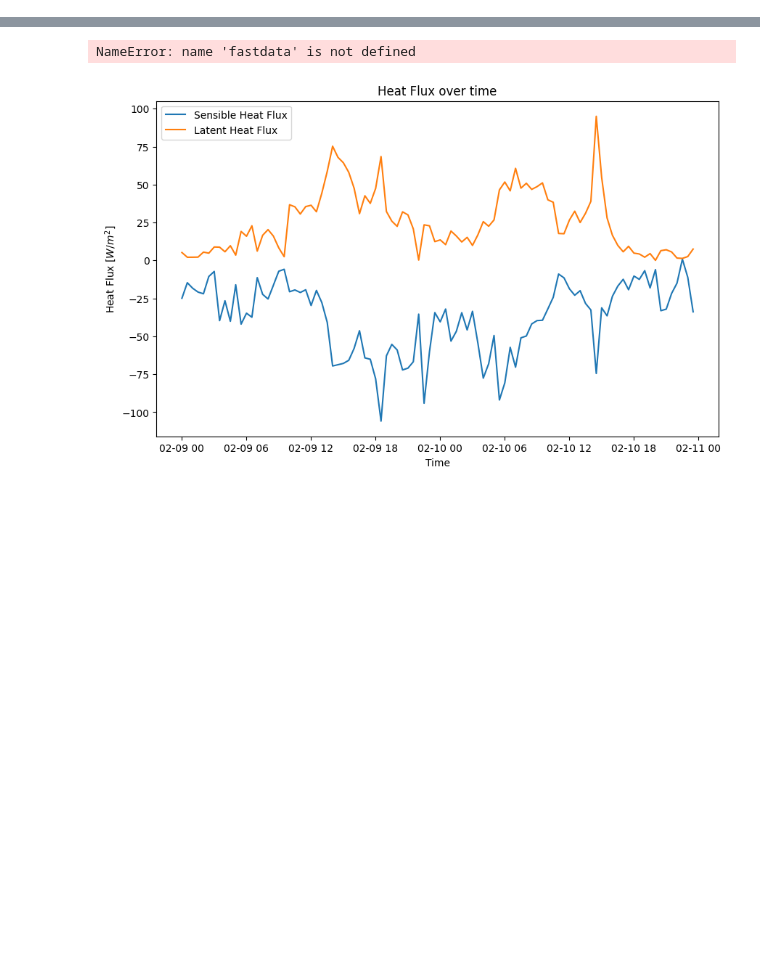
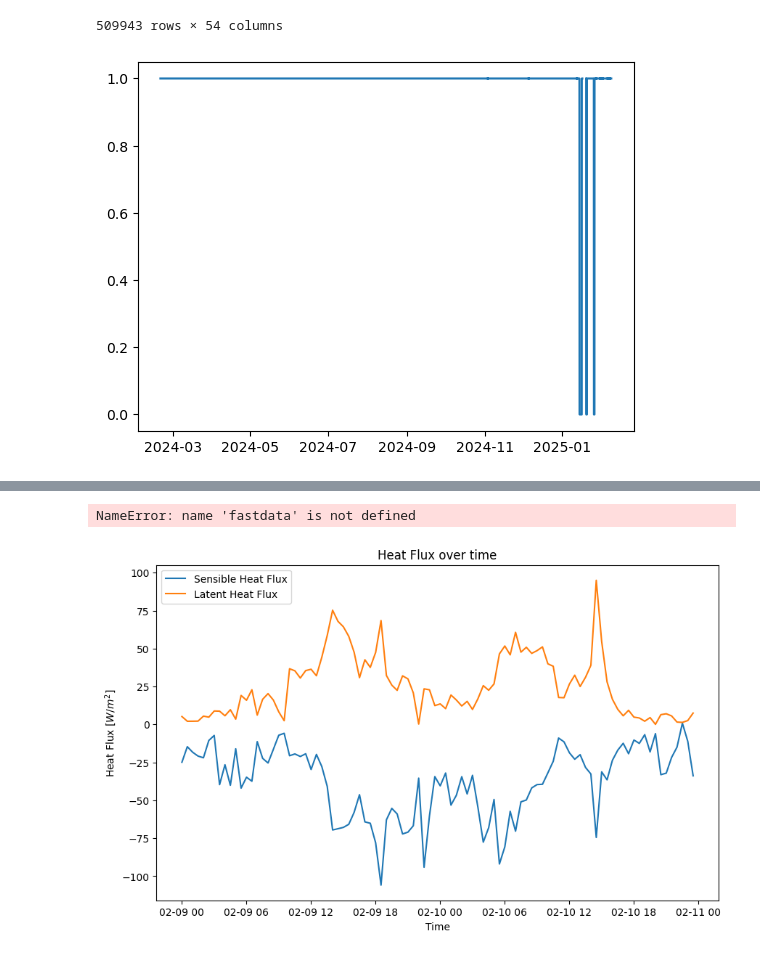
Before and after one commit to Rainette9/DataProcessingScripts, a Jupyter notebook: Processing_main.ipynb, the cells around one changed output, grey strips where cells are left out. Cells and saved outputs as stored; diff of their text form; code cells hidden in the pictures; blank space fills up the shorter version.

Commit message:
new data folders

```diff
--- a/Processing_main.ipynb
+++ b/Processing_main.ipynb
@@ -30,3 +30,16 @@ from Func_despike_data import *
 from sensor_info import *
 from Func_MRFD import *
 from Func_DR import *
+# %%
+folder='/run/user/72637/gvfs/smb-share:server=memobi.wsl.ch,share=pub/Turbulence/PEA/Season_2024-2025/DATA/MET/converted/'
+folder='/home/engbers/Documents/PhD/EC_data_convert/converted/'
+sensor='SFC'
+start='2024-01-01 00:00'
+end='2025-03-01 00:00'
+
+"""GET SENSOR INFO"""
+plim, calibration_coefficients, heights = get_sensor_info(sensor)
+"""READ FAST AND SLOW DATA from folder"""
+# fastdata=read_data(folder, 'fast', sensor, start, end)
+
+slowdata=read_data(folder, 'slow', sensor, start, end, plot_data=False)
@@ -32,0 +64,4 @@ from Func_DR import *
+# %%
+plt.plot(slowdata['PowerLIC'])
+slowdata
+# %% [output]
@@ -32,0 +81,2 @@ from Func_DR import *
+509943 rows × 54 columns
+[figure, added]
```
Also changed, not shown: parts of 11 cells of this notebook, 9 other files.
